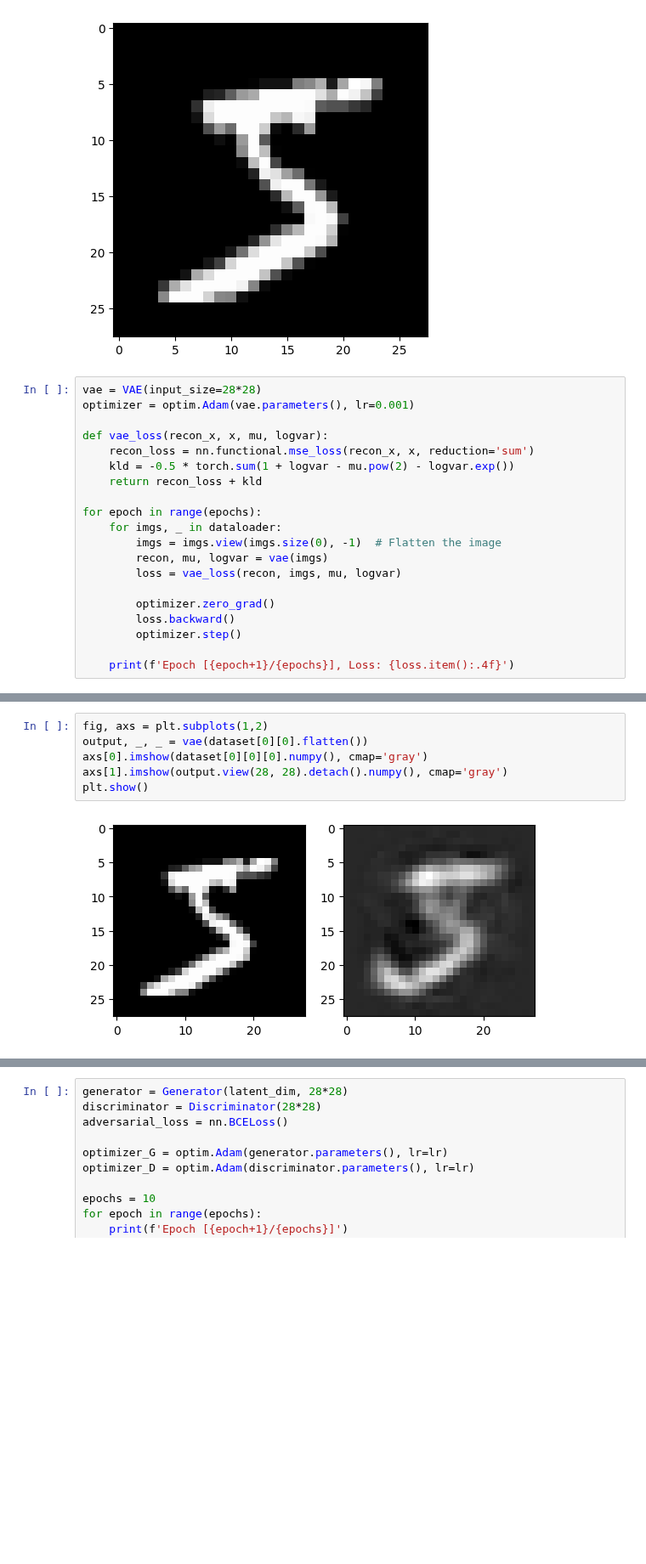
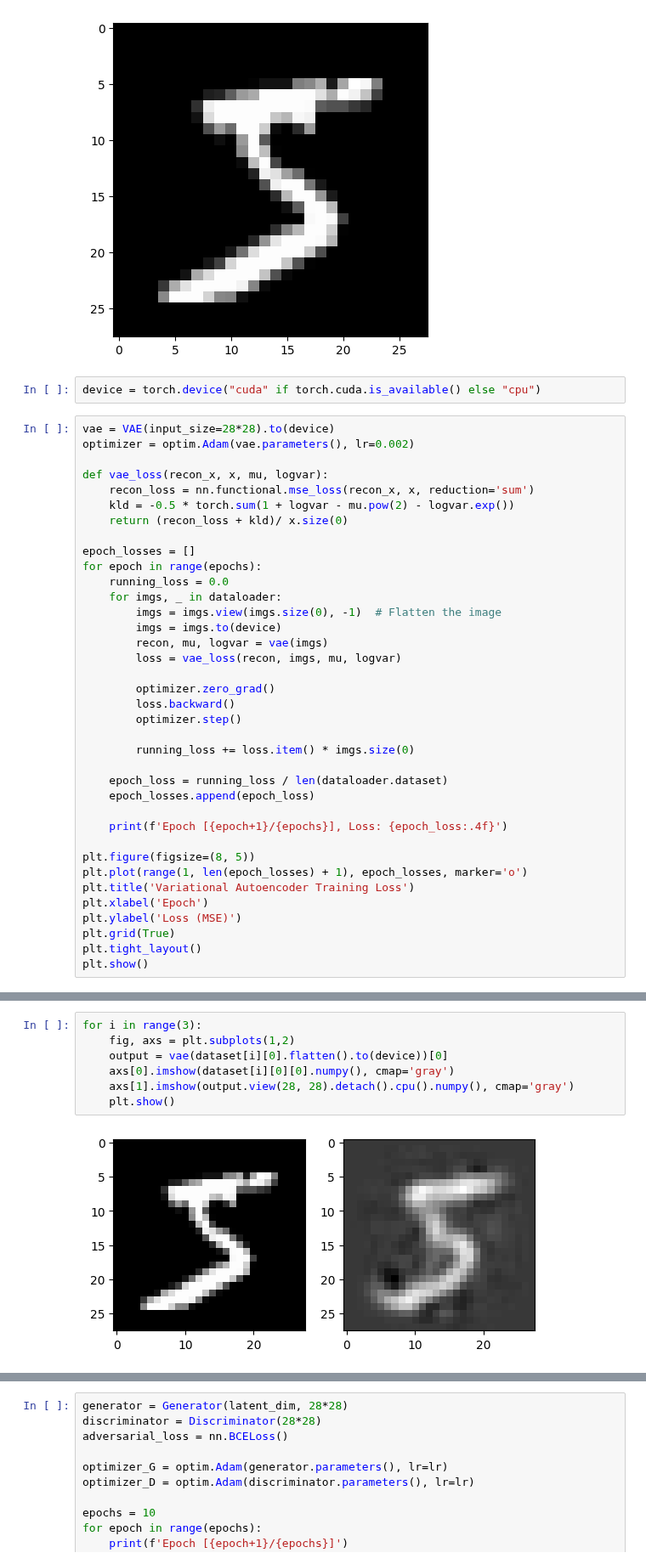
Before and after one commit to vhrique/anne_ptbr, a Jupyter notebook: 05c_Modelos_Generativos.ipynb, the cells around one changed output, grey strips where cells are left out. Shown at 85% size. Drawn from its saved outputs; the diff is of its cells as text; blank space fills up the shorter version.

```diff
--- a/05c_Modelos_Generativos.ipynb
+++ b/05c_Modelos_Generativos.ipynb
@@ -135,18 +135,23 @@ plt.imshow(dataset[0][0][0], cmap='gray')
 plt.show()
 # %% [output]
 [figure]
+# %%
+device = torch.device("cuda" if torch.cuda.is_available() else "cpu")
 # %%
-vae = VAE(input_size=28*28)
-optimizer = optim.Adam(vae.parameters(), lr=0.001)
+vae = VAE(input_size=28*28).to(device)
+optimizer = optim.Adam(vae.parameters(), lr=0.002)
 
 def vae_loss(recon_x, x, mu, logvar):
     recon_loss = nn.functional.mse_loss(recon_x, x, reduction='sum')
     kld = -0.5 * torch.sum(1 + logvar - mu.pow(2) - logvar.exp())
-    return recon_loss + kld
+    return (recon_loss + kld)/ x.size(0)
 
+epoch_losses = []
 for epoch in range(epochs):
+    running_loss = 0.0
     for imgs, _ in dataloader:
         imgs = imgs.view(imgs.size(0), -1)  # Flatten the image
+        imgs = imgs.to(device)
         recon, mu, logvar = vae(imgs)
         loss = vae_loss(recon, imgs, mu, logvar)
 
@@ -154,4 +159,18 @@ for epoch in range(epochs):
         loss.backward()
         optimizer.step()
 
-    print(f'Epoch [{epoch+1}/{epochs}], Loss: {loss.item():.4f}')
+        running_loss += loss.item() * imgs.size(0)
+
+    epoch_loss = running_loss / len(dataloader.dataset)
+    epoch_losses.append(epoch_loss)
+
+    print(f'Epoch [{epoch+1}/{epochs}], Loss: {epoch_loss:.4f}')
+
+plt.figure(figsize=(8, 5))
+plt.plot(range(1, len(epoch_losses) + 1), epoch_losses, marker='o')
+plt.title('Variational Autoencoder Training Loss')
+plt.xlabel('Epoch')
+plt.ylabel('Loss (MSE)')
+plt.grid(True)
+plt.tight_layout()
+plt.show()
@@ -158,8 +199,9 @@ for epoch in range(epochs):
 # %%
-fig, axs = plt.subplots(1,2)
-output, _, _ = vae(dataset[0][0].flatten())
-axs[0].imshow(dataset[0][0][0].numpy(), cmap='gray')
-axs[1].imshow(output.view(28, 28).detach().numpy(), cmap='gray')
-plt.show()
+for i in range(3):
+    fig, axs = plt.subplots(1,2)
+    output = vae(dataset[i][0].flatten().to(device))[0]
+    axs[0].imshow(dataset[i][0][0].numpy(), cmap='gray')
+    axs[1].imshow(output.view(28, 28).detach().cpu().numpy(), cmap='gray')
+    plt.show()
 # %% [output]
-[figure, old version]
+[figure, new version]
```
Also changed, not shown: parts of 8 cells of this notebook.
